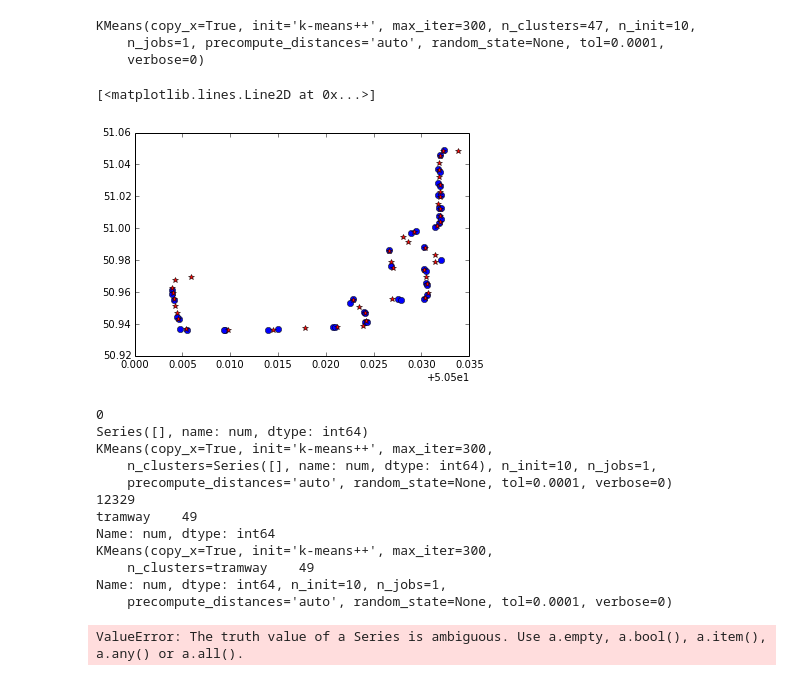
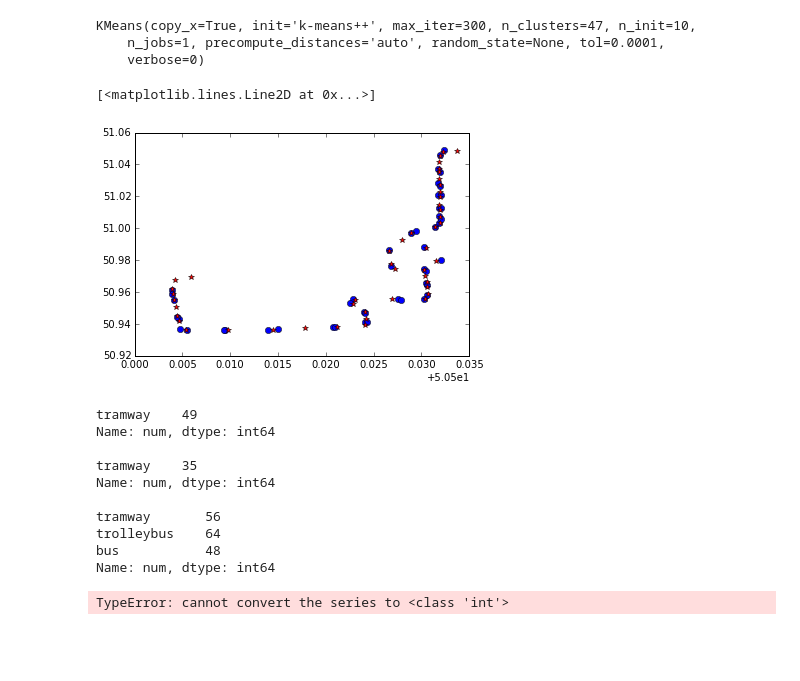
Before and after one commit to LisGein/LinuxCppLessons, a Jupyter notebook: Python/nightYandex/iPythonTestNote.ipynb, the cells around one changed output. Cells and saved outputs as stored; diff of their text form; code cells hidden in the pictures; blank space fills up the shorter version.

```diff
--- a/Python/nightYandex/iPythonTestNote.ipynb
+++ b/Python/nightYandex/iPythonTestNote.ipynb
@@ -25,48 +25,44 @@ KMeans(copy_x=True, init='k-means++', max_iter=300, n_clusters=47, n_init=10,
     n_jobs=1, precompute_distances='auto', random_state=None, tol=0.0001,
     verbose=0)
 # %%
-t = debug[debug["hash"] == 86]
-z = t[debug["type"] == "bus"]
-plt.plot(z['latitude'], z['longitude'], 'o')
-a = []
-for i in range(x["num"][0]):
-    a.append(k_means.cluster_centers_[i])
+t = debug[(debug["hash"] == 86) & (debug["type"] == "bus")]
+plt.plot(t['latitude'], t['longitude'], 'o')
 
-plt.plot(*zip(*a), marker='*', color='r', ls='')
+plt.plot(*zip(*k_means.cluster_centers_), marker='*', color='r', ls='')
 # %% [output]
 [<matplotlib.lines.Line2D at 0x...>]
-[figure, old version]
+[figure, new version]
 # %%
 routes = []
 num = route_to_stops_count["num"].unique()
-hash = data["hash"].unique()
+hashes = data["hash"].unique()
 
-for i in range(len(hash)):
-    kmeans = KMeans(n_clusters = route_to_stops_count[route_to_stops_count["hash"] == [i]]["num"])
-    data_bus = data[data["hash"]==i]
+for hash in hashes:
+    stops_count = route_to_stops_count[route_to_stops_count["hash"] == hash]["num"]
+
+    print(stops_count)
+    print()
+
+    kmeans = KMeans(n_clusters=int(stops_count))
+    data_bus = data[data["hash"] == hash]
     coor = data_bus[['latitude', 'longitude']]
-    x = 4
-    x = route_to_stops_count[route_to_stops_count["hash"] == [i]]["num"]
-    print (len(coor))
-    print (x)
-    print (kmeans)
+
+
     if (len(coor) != 0 ):
         kmeans.fit(coor)
-        X = [x for (x, y) in a]
-        Y = [y for (x, y) in a]
+        X = [x for (x, y) in kmeans.cluster_centers_]
+        Y = [y for (x, y) in kmeans.cluster_centers_]
         array = [(X, Y)]
         routes.append(array)
 # %% [output]
-0
-Series([], name: num, dtype: int64)
-KMeans(copy_x=True, init='k-means++', max_iter=300,
-    n_clusters=Series([], name: num, dtype: int64), n_init=10, n_jobs=1,
-    precompute_distances='auto', random_state=None, tol=0.0001, verbose=0)
-12329
 tramway    49
 Name: num, dtype: int64
-KMeans(copy_x=True, init='k-means++', max_iter=300,
-    n_clusters=tramway    49
-Name: num, dtype: int64, n_init=10, n_jobs=1,
-    precompute_distances='auto', random_state=None, tol=0.0001, verbose=0)
+
+tramway    35
+Name: num, dtype: int64
+
+tramway       56
+trolleybus    64
+bus           48
+Name: num, dtype: int64
-ValueError: The truth value of a Series is ambiguous. Use a.empty, a.bool(), a.item(), a.any() or a.all().
+TypeError: cannot convert the series to <class 'int'>
```
